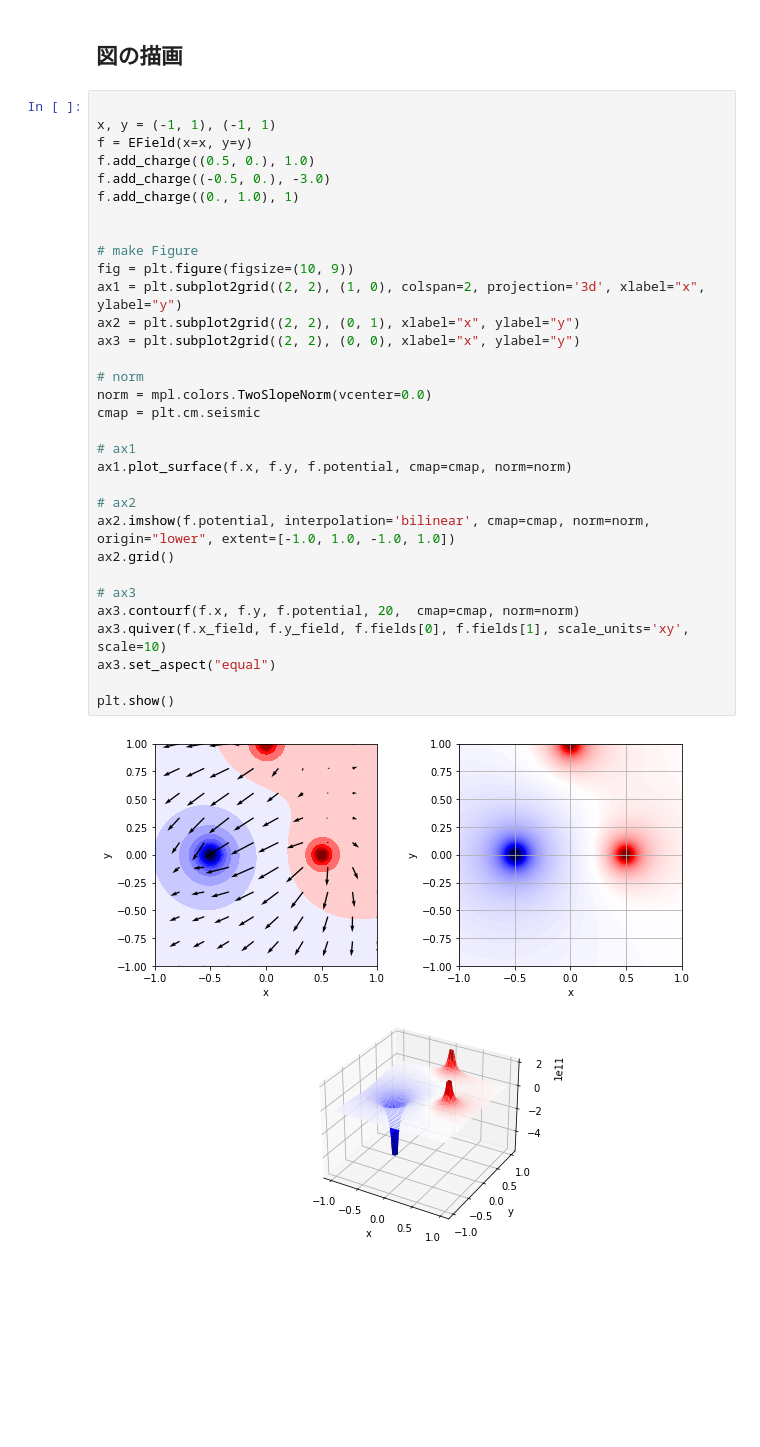
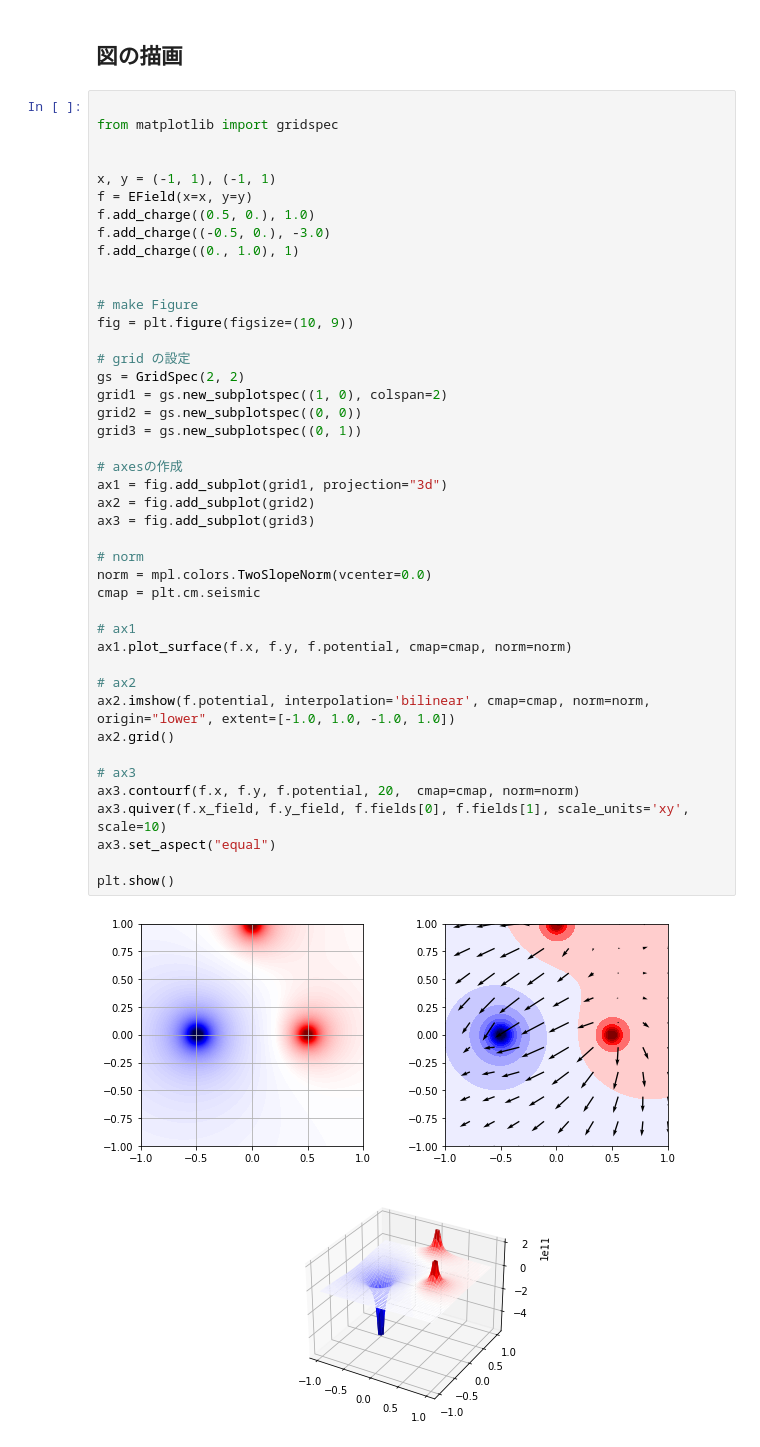
Before and after one commit to kentakom1213/practice-datavisualization, a Jupyter notebook: matplotlib_epotential.ipynb, the cells around one changed output. Saved outputs shown, nothing was run; the diff lists cells and outputs as text; blank space fills up the shorter version.

```diff
--- a/matplotlib_epotential.ipynb
+++ b/matplotlib_epotential.ipynb
@@ -59,36 +60,47 @@ class EField:
 # %% [markdown]
 ## 図の描画
 # %%
+
+from matplotlib import gridspec
+
 
 x, y = (-1, 1), (-1, 1)
 f = EField(x=x, y=y)
 f.add_charge((0.5, 0.), 1.0)
 f.add_charge((-0.5, 0.), -3.0)
 f.add_charge((0., 1.0), 1)
 
 
 # make Figure
 fig = plt.figure(figsize=(10, 9))
-ax1 = plt.subplot2grid((2, 2), (1, 0), colspan=2, projection='3d', xlabel="x", ylabel="y")
-ax2 = plt.subplot2grid((2, 2), (0, 1), xlabel="x", ylabel="y")
-ax3 = plt.subplot2grid((2, 2), (0, 0), xlabel="x", ylabel="y")
+
+# grid の設定
+gs = GridSpec(2, 2)
+grid1 = gs.new_subplotspec((1, 0), colspan=2)
+grid2 = gs.new_subplotspec((0, 0))
+grid3 = gs.new_subplotspec((0, 1))
+
+# axesの作成
+ax1 = fig.add_subplot(grid1, projection="3d")
+ax2 = fig.add_subplot(grid2)
+ax3 = fig.add_subplot(grid3)
 
 # norm
 norm = mpl.colors.TwoSlopeNorm(vcenter=0.0)
 cmap = plt.cm.seismic
 
 # ax1
 ax1.plot_surface(f.x, f.y, f.potential, cmap=cmap, norm=norm)
 
 # ax2
 ax2.imshow(f.potential, interpolation='bilinear', cmap=cmap, norm=norm, origin="lower", extent=[-1.0, 1.0, -1.0, 1.0])
 ax2.grid()
 
 # ax3
 ax3.contourf(f.x, f.y, f.potential, 20,  cmap=cmap, norm=norm)
 ax3.quiver(f.x_field, f.y_field, f.fields[0], f.fields[1], scale_units='xy', scale=10)
 ax3.set_aspect("equal")
 
 plt.show()
 # %% [output]
-[figure, old version]
+[figure, new version]
```
Also changed, not shown: parts of 1 cell of this notebook, 34 other files.
